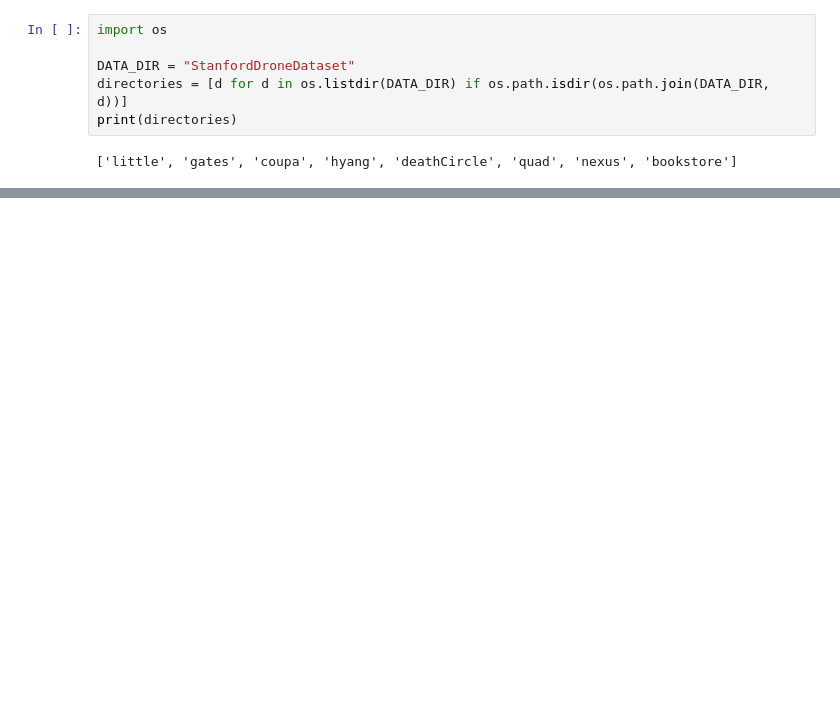
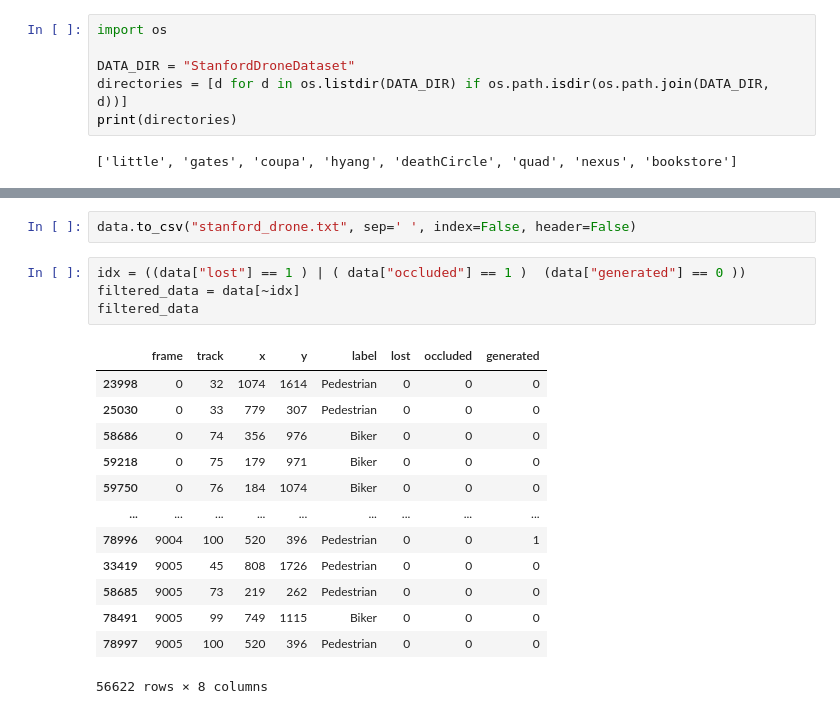
Before and after one commit to rishitoshsingh/stpp, a Jupyter notebook: stanford/explorer.ipynb, the cells around one changed output, grey strips where cells are left out. Drawn from its saved outputs; the diff is of its cells as text; blank space fills up the shorter version.

Commit message:
added stanford dataset

```diff
--- a/stanford/explorer.ipynb
+++ b/stanford/explorer.ipynb
@@ -53,0 +136,20 @@ array([['0', '0', '1', '0', '0', '"Pedestrian"'],
+# %%
+data.to_csv("stanford_drone.txt", sep=' ', index=False, header=False)
+# %%
+idx = ((data["lost"] == 1 ) | ( data["occluded"] == 1 )  (data["generated"] == 0 ))
+filtered_data = data[~idx]
+filtered_data
+# %% [output]
+|  | frame | track | x | y | label | lost | occluded | generated |
+| 23998 | 0 | 32 | 1074 | 1614 | Pedestrian | 0 | 0 | 0 |
+| 25030 | 0 | 33 | 779 | 307 | Pedestrian | 0 | 0 | 0 |
+| 58686 | 0 | 74 | 356 | 976 | Biker | 0 | 0 | 0 |
+| 59218 | 0 | 75 | 179 | 971 | Biker | 0 | 0 | 0 |
+| 59750 | 0 | 76 | 184 | 1074 | Biker | 0 | 0 | 0 |
+| ... | ... | ... | ... | ... | ... | ... | ... | ... |
+| 78996 | 9004 | 100 | 520 | 396 | Pedestrian | 0 | 0 | 1 |
+| 33419 | 9005 | 45 | 808 | 1726 | Pedestrian | 0 | 0 | 0 |
+| 58685 | 9005 | 73 | 219 | 262 | Pedestrian | 0 | 0 | 0 |
+| 78491 | 9005 | 99 | 749 | 1115 | Biker | 0 | 0 | 0 |
+| 78997 | 9005 | 100 | 520 | 396 | Pedestrian | 0 | 0 | 0 |
+56622 rows × 8 columns
```
Also changed, not shown: parts of 13 cells of this notebook, 1 other file.
